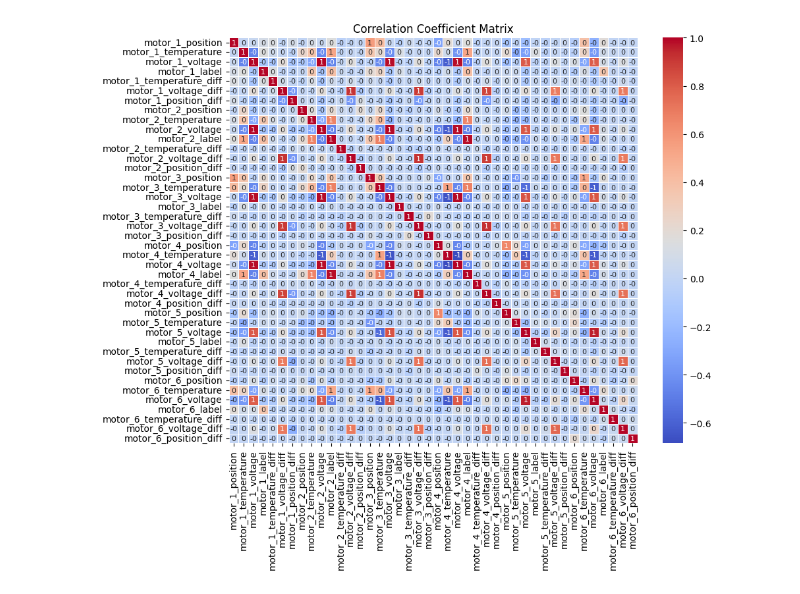
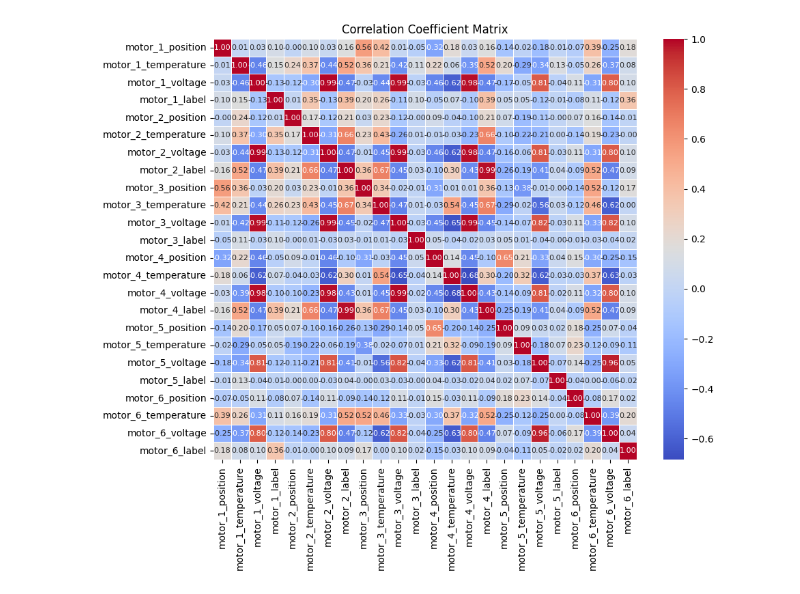
Before and after one commit to comoxx/digital_twin_robot_group2, a Jupyter notebook: DataChallenge/Info_data_come.ipynb, the cells around one changed output. Saved outputs shown, nothing was run; the diff lists cells and outputs as text; code cells hidden in the pictures.

```diff
--- a/DataChallenge/Info_data_come.ipynb
+++ b/DataChallenge/Info_data_come.ipynb
@@ -190,20 +174,20 @@ Name: count, dtype: int64
 # %%
 import seaborn as sns
 
-col_to_plot = [col for col in df_train.columns if ('time' not in col and 'test' not in col)]
+col_to_plot = [col for col in df_train.columns if ('diff' not in col and 'time' not in col and 'test' not in col)]
 
 df_matrix = df_train.loc[:, col_to_plot]
 
 correlation_matrix = df_matrix.corr()
 
 correlation_matrix.columns = [col[5:] for col in correlation_matrix.columns]
 correlation_matrix.index = [index[5:] for index in correlation_matrix.index]
 
 plt.figure(figsize=(10, 8))
 
-sns.heatmap(correlation_matrix, annot=True, cmap='coolwarm', fmt=".0f", linewidths=0.5, annot_kws={"size": 8})
+sns.heatmap(correlation_matrix, annot=True, cmap='coolwarm', fmt=".2f", linewidths=0.5, annot_kws={"size": 8})
 
 plt.title('Correlation Coefficient Matrix')
 plt.show()
 # %% [output]
-[figure, old version]
+[figure, new version]
```
Also changed, not shown: parts of 1 cell of this notebook, 7 other files.
